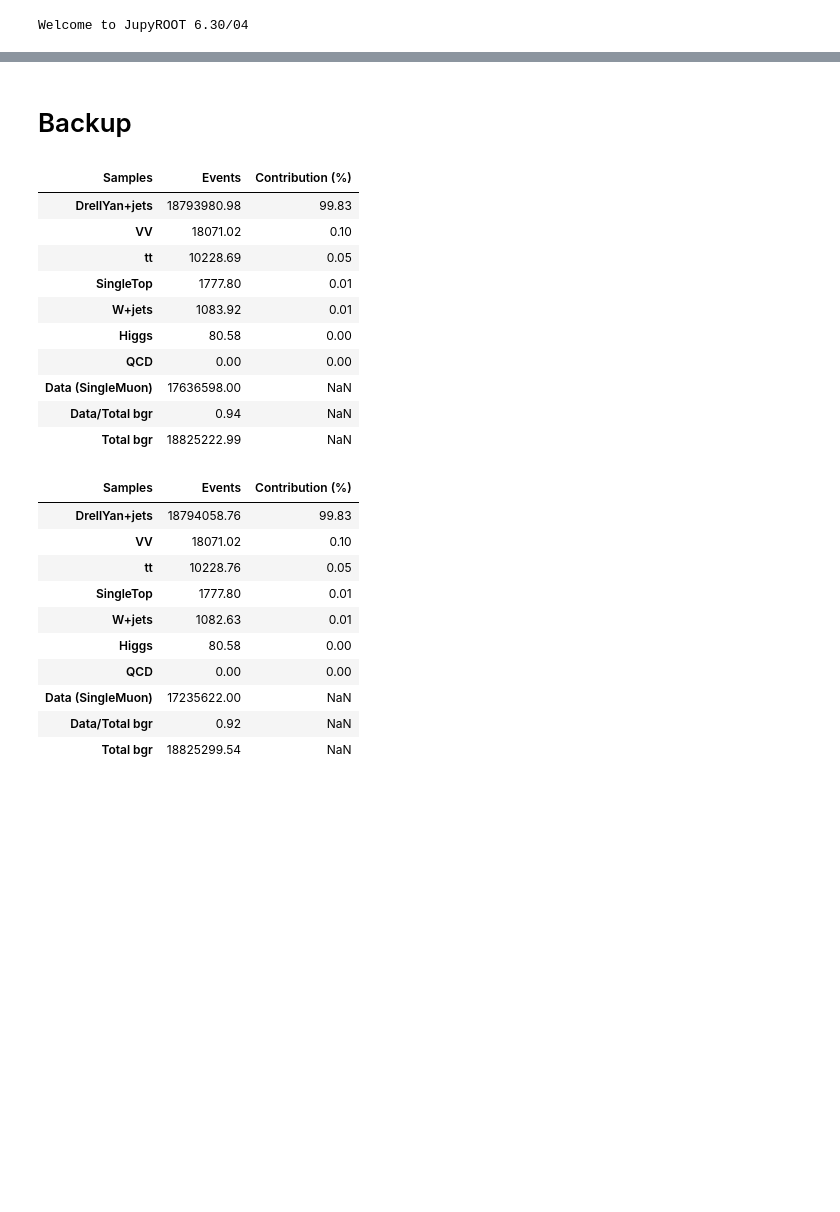
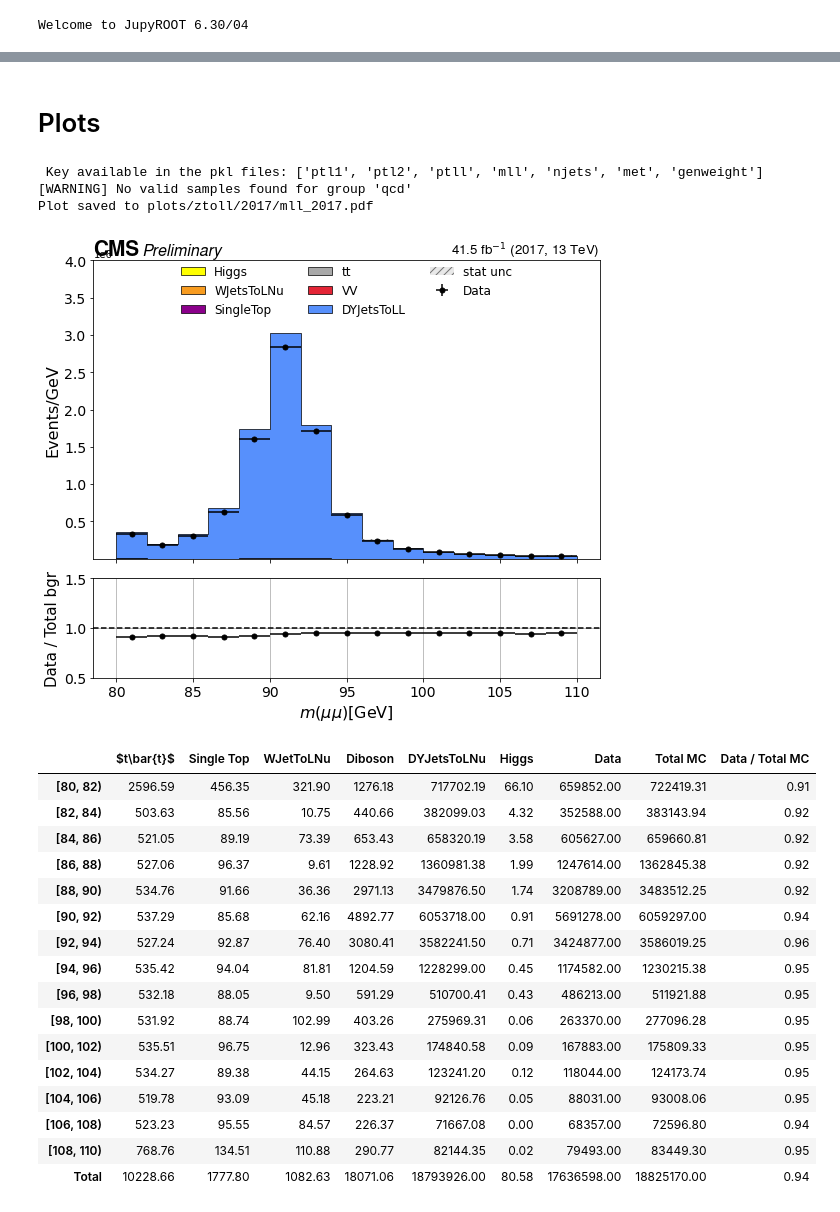
Before and after one commit to jreyesv063/Plotter, a Jupyter notebook: Z_mumu.ipynb, the cells around one changed output, grey strips where cells are left out. Saved outputs shown, nothing was run; the diff lists cells and outputs as text; code cells hidden in the pictures; blank space fills up the shorter version.

```diff
--- a/Z_mumu.ipynb
+++ b/Z_mumu.ipynb
@@ -136,47 +108,47 @@ table_report
 # %% [markdown]
-# Backup
+# Plots
-# %%
-table_report = plotter.get_table_report()
-table_report
-# %% [output]
-| Samples | Events | Contribution (%) |
-| DrellYan+jets | 18793980.98 | 99.83 |
-| VV | 18071.02 | 0.10 |
-| tt | 10228.69 | 0.05 |
-| SingleTop | 1777.80 | 0.01 |
-| W+jets | 1083.92 | 0.01 |
-| Higgs | 80.58 | 0.00 |
-| QCD | 0.00 | 0.00 |
-| Data (SingleMuon) | 17636598.00 | NaN |
-| Data/Total bgr | 0.94 | NaN |
-| Total bgr | 18825222.99 | NaN |
-# %%
-table_report = plotter.get_table_report()
-table_report
-# %% [output]
-| Samples | Events | Contribution (%) |
-| DrellYan+jets | 18794058.76 | 99.83 |
-| VV | 18071.02 | 0.10 |
-| tt | 10228.76 | 0.05 |
-| SingleTop | 1777.80 | 0.01 |
-| W+jets | 1082.63 | 0.01 |
-| Higgs | 80.58 | 0.00 |
-| QCD | 0.00 | 0.00 |
-| Data (SingleMuon) | 17235622.00 | NaN |
-| Data/Total bgr | 0.92 | NaN |
-| Total bgr | 18825299.54 | NaN |
 # %%
 variable = "mll"
 binning = [80, 82, 84, 86, 88, 90, 92, 94, 96, 98, 100, 102, 104, 106, 108, 110]
 overflow = True
 underflow = True
 
 divided_GeV = True
 log_scale = False
 
 main_bgr = "tt"
 sf_bgr = 1.0
 
-#y_axis_range = (0.1, 4000000)
-y_axis_range = (0.1, 5000000)
+y_axis_range = (0.1, 4000000)
 ratio_plot_limits = (0.5, 1.5)
+
+histos, group = plotter.get_plot_report(distribution = variable,
+                        divided_GeV =divided_GeV, log = log_scale,
+                        overflow = overflow, underflow = underflow,
+                        main_bgr = main_bgr , sf_bgr = sf_bgr,
+                        y_axis = y_axis_range, ratio_limits = ratio_plot_limits,
+                        binning_hist = binning)
+
+plotter.event_table_by_bin()
+# %% [output]
+ Key available in the pkl files: ['ptl1', 'ptl2', 'ptll', 'mll', 'njets', 'met', 'genweight']
+[WARNING] No valid samples found for group 'qcd'
+Plot saved to plots/ztoll/2017/mll_2017.pdf
+[figure, added]
+|  | $t\bar{t}$ | Single Top | WJetToLNu | Diboson | DYJetsToLNu | Higgs | Data | Total MC | Data / Total MC |
+| [80, 82) | 2596.59 | 456.35 | 321.90 | 1276.18 | 717702.19 | 66.10 | 659852.00 | 722419.31 | 0.91 |
+| [82, 84) | 503.63 | 85.56 | 10.75 | 440.66 | 382099.03 | 4.32 | 352588.00 | 383143.94 | 0.92 |
+| [84, 86) | 521.05 | 89.19 | 73.39 | 653.43 | 658320.19 | 3.58 | 605627.00 | 659660.81 | 0.92 |
+| [86, 88) | 527.06 | 96.37 | 9.61 | 1228.92 | 1360981.38 | 1.99 | 1247614.00 | 1362845.38 | 0.92 |
+| [88, 90) | 534.76 | 91.66 | 36.36 | 2971.13 | 3479876.50 | 1.74 | 3208789.00 | 3483512.25 | 0.92 |
+| [90, 92) | 537.29 | 85.68 | 62.16 | 4892.77 | 6053718.00 | 0.91 | 5691278.00 | 6059297.00 | 0.94 |
+| [92, 94) | 527.24 | 92.87 | 76.40 | 3080.41 | 3582241.50 | 0.71 | 3424877.00 | 3586019.25 | 0.96 |
+| [94, 96) | 535.42 | 94.04 | 81.81 | 1204.59 | 1228299.00 | 0.45 | 1174582.00 | 1230215.38 | 0.95 |
+| [96, 98) | 532.18 | 88.05 | 9.50 | 591.29 | 510700.41 | 0.43 | 486213.00 | 511921.88 | 0.95 |
+| [98, 100) | 531.92 | 88.74 | 102.99 | 403.26 | 275969.31 | 0.06 | 263370.00 | 277096.28 | 0.95 |
+| [100, 102) | 535.51 | 96.75 | 12.96 | 323.43 | 174840.58 | 0.09 | 167883.00 | 175809.33 | 0.95 |
+| [102, 104) | 534.27 | 89.38 | 44.15 | 264.63 | 123241.20 | 0.12 | 118044.00 | 124173.74 | 0.95 |
+| [104, 106) | 519.78 | 93.09 | 45.18 | 223.21 | 92126.76 | 0.05 | 88031.00 | 93008.06 | 0.95 |
+| [106, 108) | 523.23 | 95.55 | 84.57 | 226.37 | 71667.08 | 0.00 | 68357.00 | 72596.80 | 0.94 |
+| [108, 110) | 768.76 | 134.51 | 110.88 | 290.77 | 82144.35 | 0.02 | 79493.00 | 83449.30 | 0.95 |
+| Total | 10228.66 | 1777.80 | 1082.63 | 18071.06 | 18793926.00 | 80.58 | 17636598.00 | 18825170.00 | 0.94 |
```
Also changed, not shown: parts of 16 cells of this notebook, 9 other files.
